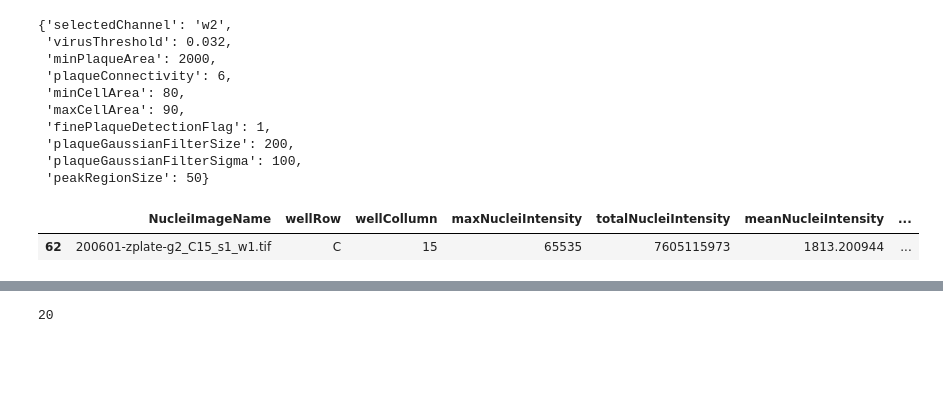
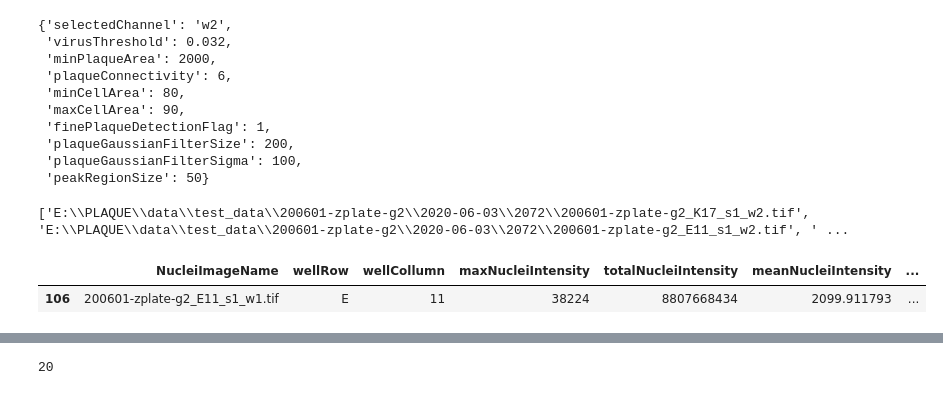
Before and after one commit to plaque2/PyPlaque, a Jupyter notebook: notebooks/visualization/comparison_barchart.ipynb, the cells around one changed output, grey strips where cells are left out. Saved outputs shown, nothing was run; the diff lists cells and outputs as text; code cells hidden in the pictures; blank space fills up the shorter version.

```diff
--- a/notebooks/visualization/comparison_barchart.ipynb
+++ b/notebooks/visualization/comparison_barchart.ipynb
@@ -24,7 +30,10 @@ np.random.seed(0)
 # %%
 # Here we will pick some random rows from the CSV of matlab results and get similar results from PyPlaque
 
-matlab_results_image = pd.read_csv("../../../../data_backup/samples_fluorescent_plaques/images/200601-zplate-g2/2020-06-03/200601-zplate-g2_ImageData.csv", header = 0)
-matlab_results_object = pd.read_csv("../../../../data_backup/samples_fluorescent_plaques/images/200601-zplate-g2/2020-06-03/200601-zplate-g2_ObjectData.csv", header = 0)
+# matlab_results_image = pd.read_csv("../../../../data_backup/samples_fluorescent_plaques/images/200601-zplate-g2/2020-06-03/200601-zplate-g2_ImageData.csv", header = 0)
+# matlab_results_object = pd.read_csv("../../../../data_backup/samples_fluorescent_plaques/images/200601-zplate-g2/2020-06-03/200601-zplate-g2_ObjectData.csv", header = 0)
+
+matlab_results_image = pd.read_csv(r"E:\PLAQUE\data\Matlab_results\200601-zplate-g2_ImageData.csv", header = 0)
+matlab_results_object = pd.read_csv(r"E:\PLAQUE\data\Matlab_results\200601-zplate-g2_ObjectData.csv", header = 0)
 # %%
 import scipy.io
@@ -176,10 +196,11 @@ params_w2_dict
  'plaqueGaussianFilterSigma': 100,
  'peakRegionSize': 50}
 # %%
+#force ploting in new window
 image_bits = 16
 params_w2 = {
     'min_plaque_area': params_w2_dict['minPlaqueArea'],
-    'virus_threshold': params_w2_dict['virusThreshold'],
+    'virus_threshold': params_w2_dict['virusThreshold']* (2**image_bits - 1),
     'plaque_connectivity': params_w2_dict['plaqueConnectivity'],
     'fine_plaque_detection_flag': True if params_w2_dict['finePlaqueDetectionFlag']==1 else False,
     'plaque_gaussian_filter_size': params_w2_dict['plaqueGaussianFilterSize'],
@@ -188,6 +209,8 @@ params_w2 = {
     'minCellArea': params_w1_dict['minCellArea'][0],
     'maxCellArea': params_w1_dict['maxCellArea'][0]
 }
+
+
 
 plate_dict_w2 = {}
 
@@ -201,14 +224,17 @@ plate_dict_w2[d]['image_name'] = {}
 image_files_for_comparison = list(sample_matlab_results_image_w2['VirusImageName'])
 image_files_for_comparison = [os.path.join(exp.plate_folder,d,'2020-06-03','2072',f)
                                 for f in image_files_for_comparison]
+print(image_files_for_comparison)
 for f in image_files_for_comparison:
     plate_dict_w2[d]['img'][i] = TIFF.imread(f)
     plate_dict_w2[d]['image_name'][i] = f
     plate_dict_w2[d]['mask'][i],_ = get_plaque_mask(plate_dict_w2[d]['img'][i],params_w2)
     i+=1
+# %% [output]
+['E:\\PLAQUE\\data\\test_data\\200601-zplate-g2\\2020-06-03\\2072\\200601-zplate-g2_K17_s1_w2.tif', 'E:\\PLAQUE\\data\\test_data\\200601-zplate-g2\\2020-06-03\\2072\\200601-zplate-g2_E11_s1_w2.tif', ' ...
 # %%
-matlab_results_image.loc[(matlab_results_image['wellRow']=='C')&(matlab_results_image['wellCollumn']==15)]
+matlab_results_image.loc[(matlab_results_image['wellRow']=='E')&(matlab_results_image['wellCollumn']==11)]
 # %% [output]
 |  | NucleiImageName | wellRow | wellCollumn | maxNucleiIntensity | totalNucleiIntensity | meanNucleiIntensity | ... |
-| 62 | 200601-zplate-g2_C15_s1_w1.tif | C | 15 | 65535 | 7605115973 | 1813.200944 | ... |
+| 106 | 200601-zplate-g2_E11_s1_w1.tif | E | 11 | 38224 | 8807668434 | 2099.911793 | ... |
 # %%
```
Also changed, not shown: parts of 22 cells of this notebook, 2 other files.
